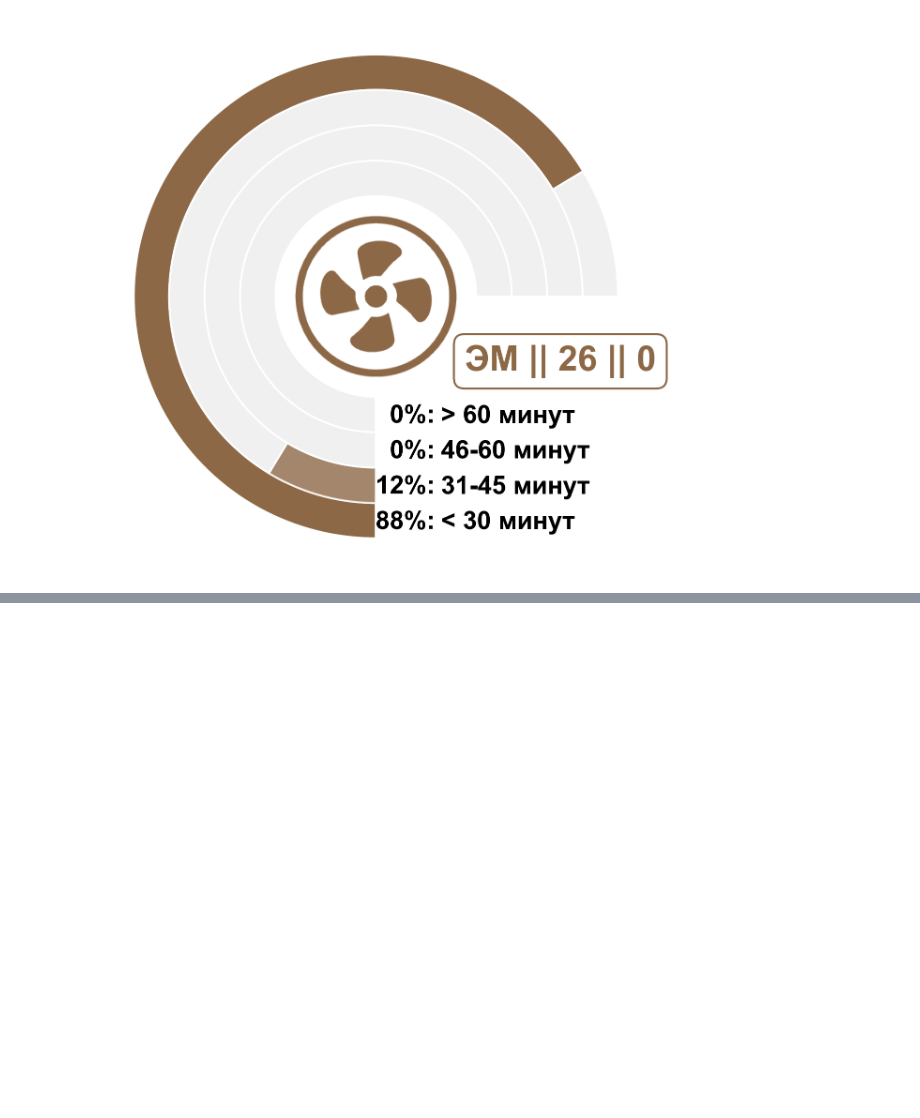
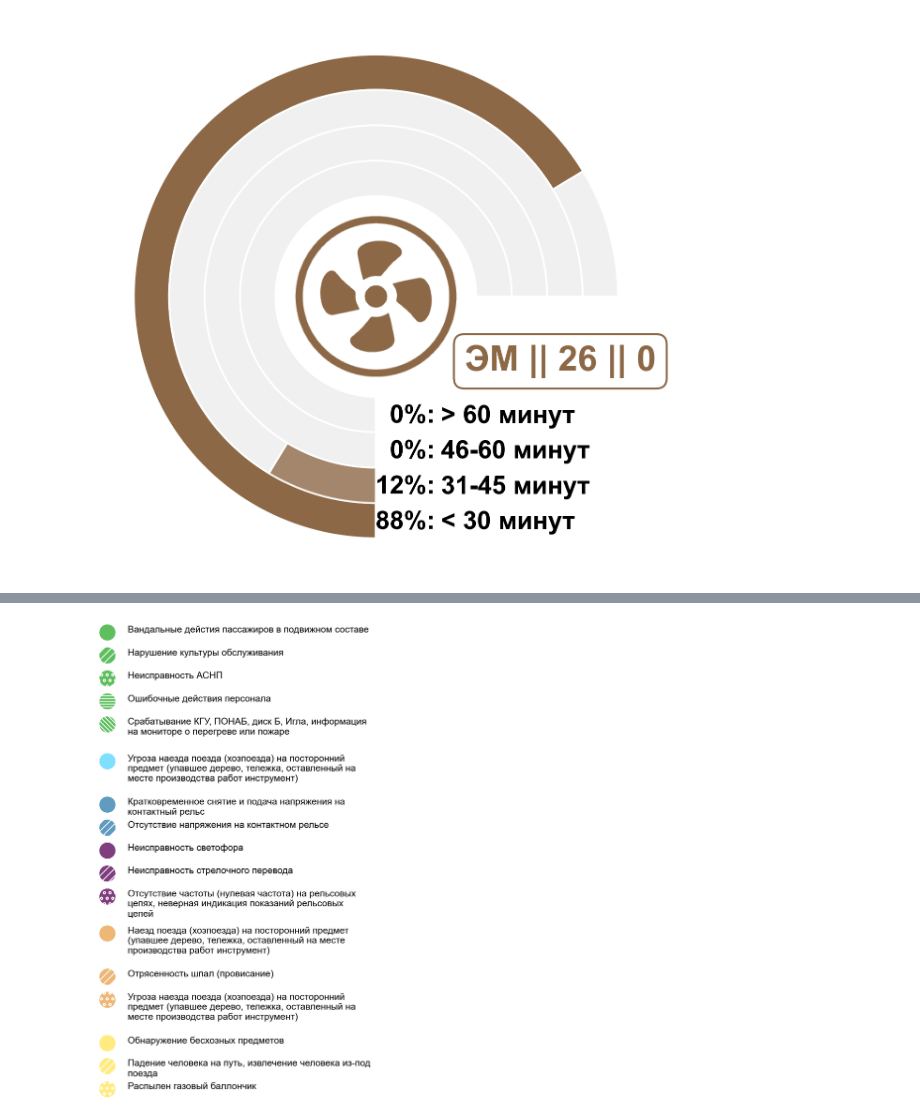
Before and after one commit to 1paragraph/Matplotlib, a Jupyter notebook: Git_Matplotlib.ipynb, the cells around one changed output, grey strips where cells are left out. Drawn from its saved outputs; the diff is of its cells as text; code cells hidden in the pictures; blank space fills up the shorter version.

```diff
--- a/Git_Matplotlib.ipynb
+++ b/Git_Matplotlib.ipynb
@@ -185,0 +274,85 @@ for y, z in enumerate(df.index):
+# %%
+lam = 800
+# %%
+import matplotlib.patheffects as path_effects
+import matplotlib
+matplotlib.rcParams['font.family'] = "Arial"
+matplotlib.rcParams['hatch.linewidth'] = 1
+import matplotlib.patches as patches
+
+fig, ax = plt.subplots(figsize=(15,8.57), dpi=220)
+
+step_1 = 0.053
+step_2 = 0.07
+step_3 = 0.085
+step_4 = 0.1
+
+b1 = 65
+b2 = 75
+b3 = 120
+
+cntr = np.arange(0,len(df_plot.index),2)
+
+bbox_size = 12
+
+distance = 0.032
+
+height = 1
+
+for o in order:
+    check = df_proc.loc[df_proc['Ответственная служба']==o, ].drop(['Ответственная служба','sum'], axis = 1).sum().sum()
+    if check ==0:
+        None
+    else:
+        df_plot = df_proc.loc[df_proc['Ответственная служба']==o, ].drop(['Ответственная служба','sum'], axis = 1)
+        df_plot = df_plot.loc[:,df_plot.sum(axis=0)>0]
+        df_plot = pd.merge(group, df_plot, right_index = True, how = 'left', left_index = True).drop('sum', axis=1).fillna(0)
+
+        for n, text in enumerate(df_plot.columns):
+
+            if n==0:
+                hatch_v = ''
+            else:
+                hatch_v = hatch.iloc[n][0]
+
+            #BOXES
+            if n==0:
+                hatch_v = ''
+            else:
+                hatch_v = hatch.iloc[n][0]
+
+            ax.text(0, height-0.004, '...', c='w', alpha = 0, ha='left', va='top',
+                    bbox=dict(boxstyle='circle', fc=colors[o], ec='w', hatch = hatch_v),
+                    size = bbox_size)
+            #--BOXES
+
+            #TEXT
+            if n == len(text)-1:
+                n = 0
+            if len(text) < b1:
+                step = step_1
+            elif len(text) < b2:
+                step = step_2
+            elif len(text) < b3:
+                step = step_3
+            else:
+                step=step_4
+#             print(step, len(text), text[:10])
+            txt = ax.text(distance, height, text, ha='left', va='top', wrap = True, size = 10)
+            txt._get_wrap_line_width = lambda : lam
+            #--TEXT
+
+            height -= step
+
+ax.axis('off')
+
+ax.set_yticks([])
+ax.set_xticks([])
+
+#ax.set_ylim(top=0.1)
+
+fig.savefig('{}/Results/Slaid11_Narush_povl_uch_otmeny_2.png'.format(os.getcwd()), transparent = True, dpi = 220, quality = 1, bbox_inches = 'tight')
+
+plt.show()
+# %% [output]
+[figure, added]
```
Also changed, not shown: parts of 3 cells of this notebook, 2 other files.
